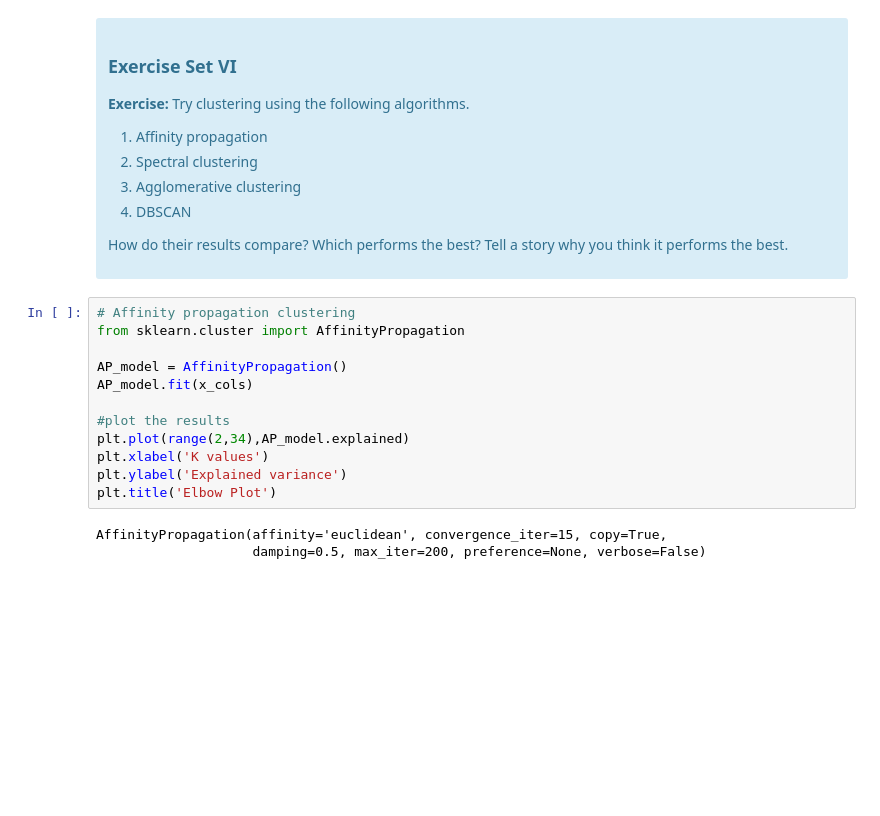
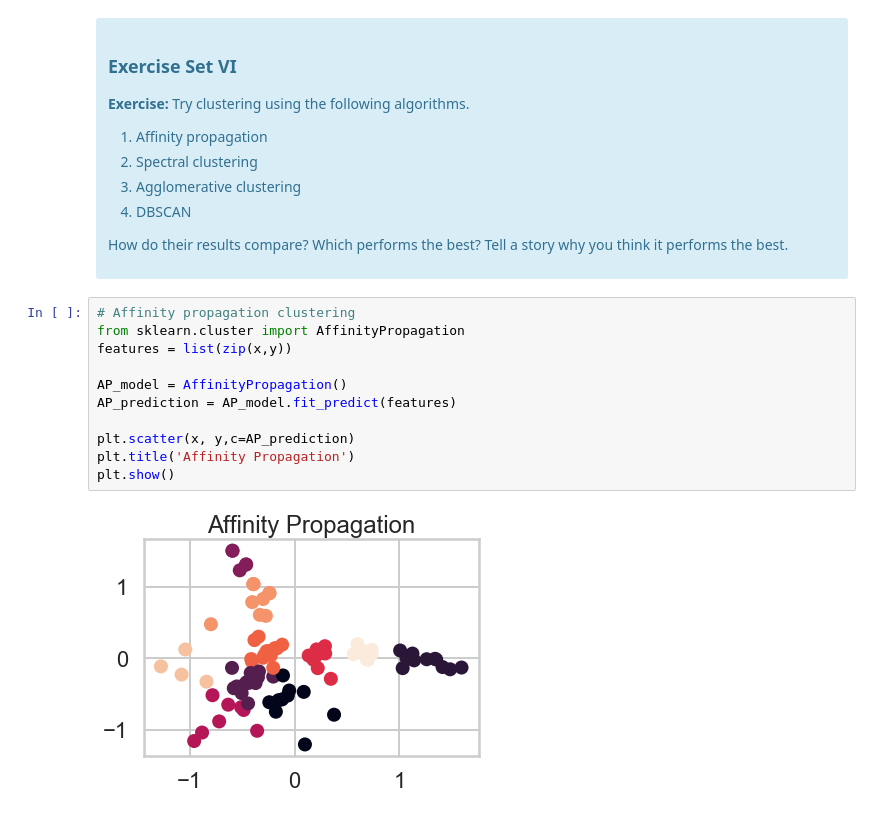
Before and after one commit to rachelraikar/Unit-10-Machine-Learning, a Jupyter notebook: clustering/Mini_Project_Clustering.ipynb, the cells around one changed output. Cells and saved outputs as stored; diff of their text form; blank space fills up the shorter version.

```diff
--- a/clustering/Mini_Project_Clustering.ipynb
+++ b/clustering/Mini_Project_Clustering.ipynb
@@ -543,21 +530,19 @@ Source: http://scikit-learn.org/stable/modules/clustering.html
 </ol>
 <p>How do their results compare? Which performs the best? Tell a story why you think it performs the best.</p>
 </div>
-# %%
-# Affinity propagation clustering
-from sklearn.cluster import AffinityPropagation
-
-AP_model = AffinityPropagation()
-AP_model.fit(x_cols)
-
-#plot the results
-plt.plot(range(2,34),AP_model.explained)
-plt.xlabel('K values')
-plt.ylabel('Explained variance')
-plt.title('Elbow Plot')
-# %% [output]
-AffinityPropagation(affinity='euclidean', convergence_iter=15, copy=True,
-                    damping=0.5, max_iter=200, preference=None, verbose=False)
+# %%
+# Affinity propagation clustering
+from sklearn.cluster import AffinityPropagation
+features = list(zip(x,y))
+
+AP_model = AffinityPropagation()
+AP_prediction = AP_model.fit_predict(features)
+
+plt.scatter(x, y,c=AP_prediction)
+plt.title('Affinity Propagation')
+plt.show()
+# %% [output]
+[figure, added]
 # %%
 #Spectral Clustering
 from sklearn.cluster import SpectralClustering
```
Also changed, not shown: parts of 11 cells of this notebook.
